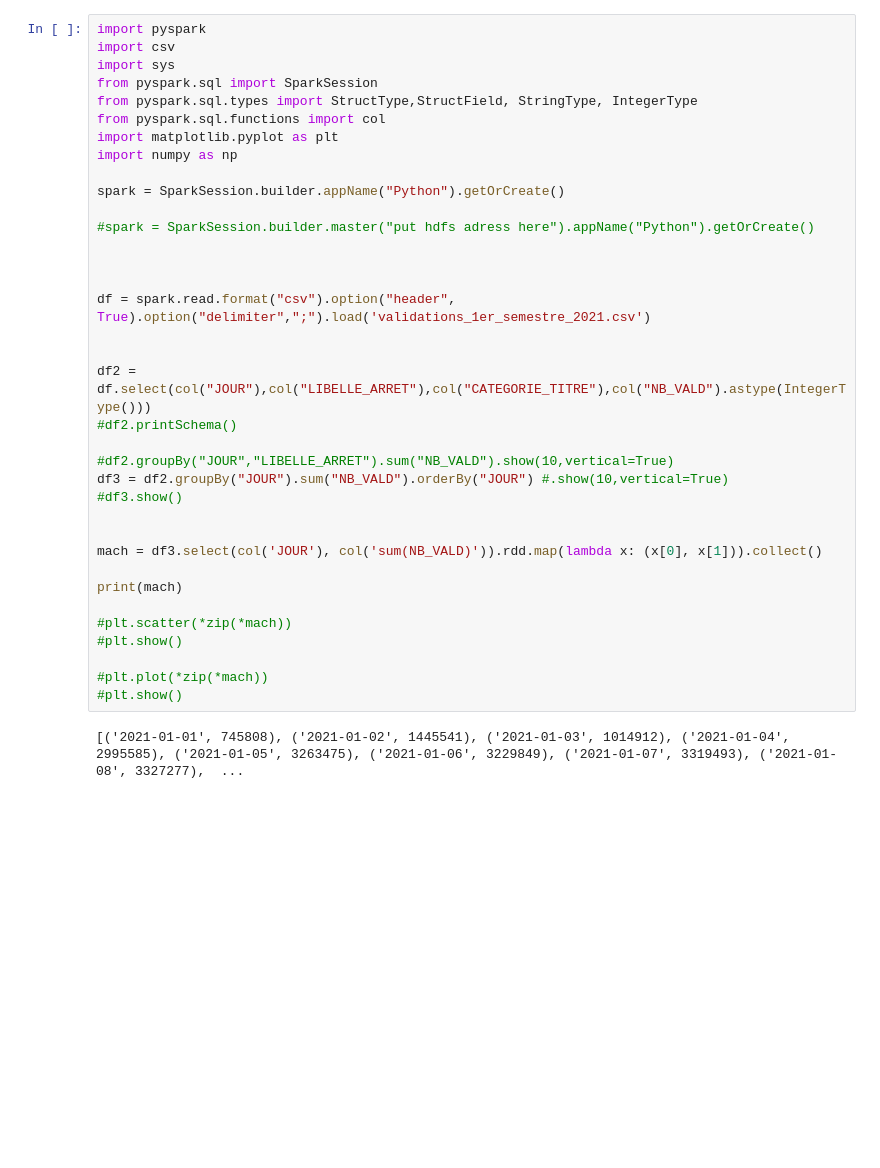
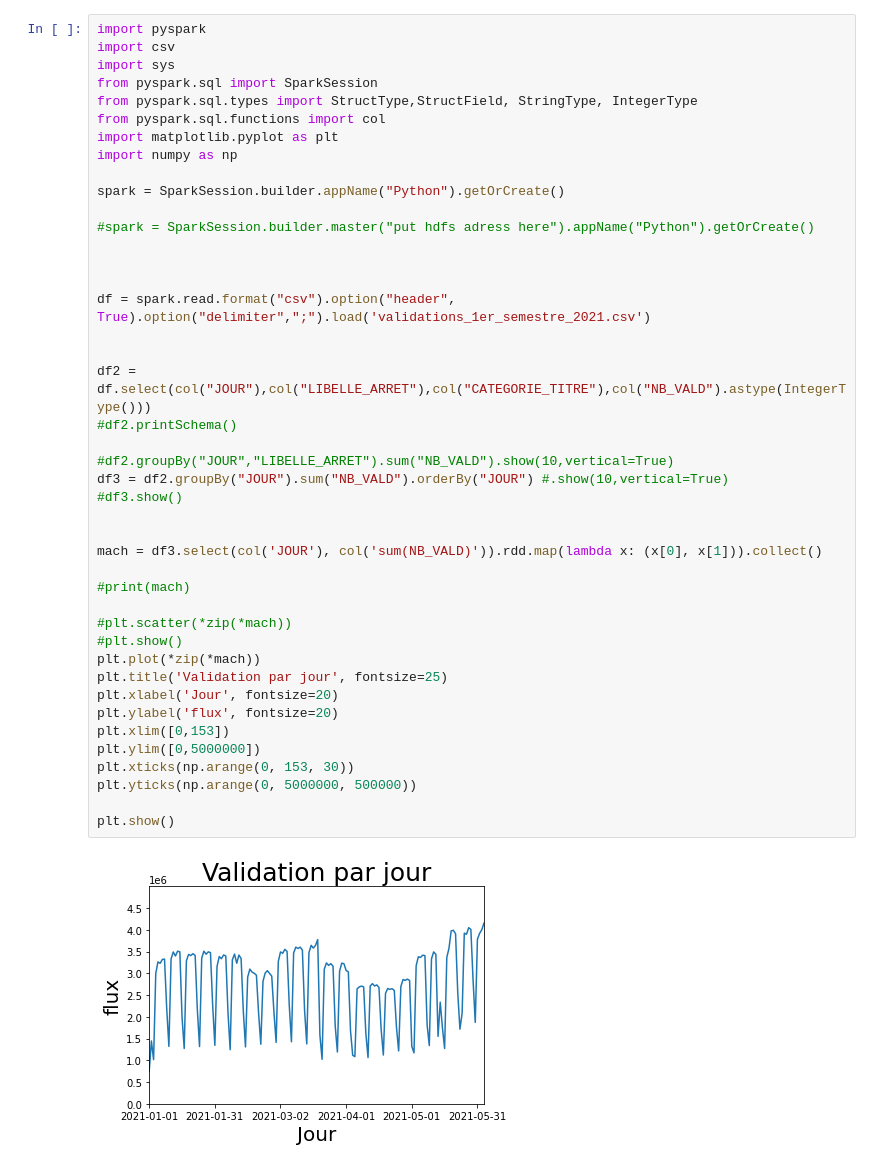
Before and after one commit to LucienTriail/bigDataJoan, a Jupyter notebook: getData.ipynb, the cells around one changed output. Saved outputs shown, nothing was run; the diff lists cells and outputs as text; blank space fills up the shorter version.

Commit message:
fini premier graphique et un peu deuxieme

```diff
--- a/getData.ipynb
+++ b/getData.ipynb
@@ -5,34 +5,41 @@ import sys
 from pyspark.sql import SparkSession
 from pyspark.sql.types import StructType,StructField, StringType, IntegerType
 from pyspark.sql.functions import col
 import matplotlib.pyplot as plt
 import numpy as np
 
 spark = SparkSession.builder.appName("Python").getOrCreate()
 
 #spark = SparkSession.builder.master("put hdfs adress here").appName("Python").getOrCreate()
 
 
 
 df = spark.read.format("csv").option("header", True).option("delimiter",";").load('validations_1er_semestre_2021.csv')
 
 
 df2 = df.select(col("JOUR"),col("LIBELLE_ARRET"),col("CATEGORIE_TITRE"),col("NB_VALD").astype(IntegerType()))
 #df2.printSchema()
 
 #df2.groupBy("JOUR","LIBELLE_ARRET").sum("NB_VALD").show(10,vertical=True)
 df3 = df2.groupBy("JOUR").sum("NB_VALD").orderBy("JOUR") #.show(10,vertical=True)
 #df3.show()
 
 
 mach = df3.select(col('JOUR'), col('sum(NB_VALD)')).rdd.map(lambda x: (x[0], x[1])).collect()
 
-print(mach)
+#print(mach)
 
 #plt.scatter(*zip(*mach))
 #plt.show()
+plt.plot(*zip(*mach))
+plt.title('Validation par jour', fontsize=25)
+plt.xlabel('Jour', fontsize=20)
+plt.ylabel('flux', fontsize=20)
+plt.xlim([0,153])
+plt.ylim([0,5000000])
+plt.xticks(np.arange(0, 153, 30))
+plt.yticks(np.arange(0, 5000000, 500000))
 
-#plt.plot(*zip(*mach))
-#plt.show()
+plt.show()
 # %% [output]
-[('2021-01-01', 745808), ('2021-01-02', 1445541), ('2021-01-03', 1014912), ('2021-01-04', 2995585), ('2021-01-05', 3263475), ('2021-01-06', 3229849), ('2021-01-07', 3319493), ('2021-01-08', 3327277),  ...
+[figure, added]
```
Also changed, not shown: 15 other files.
